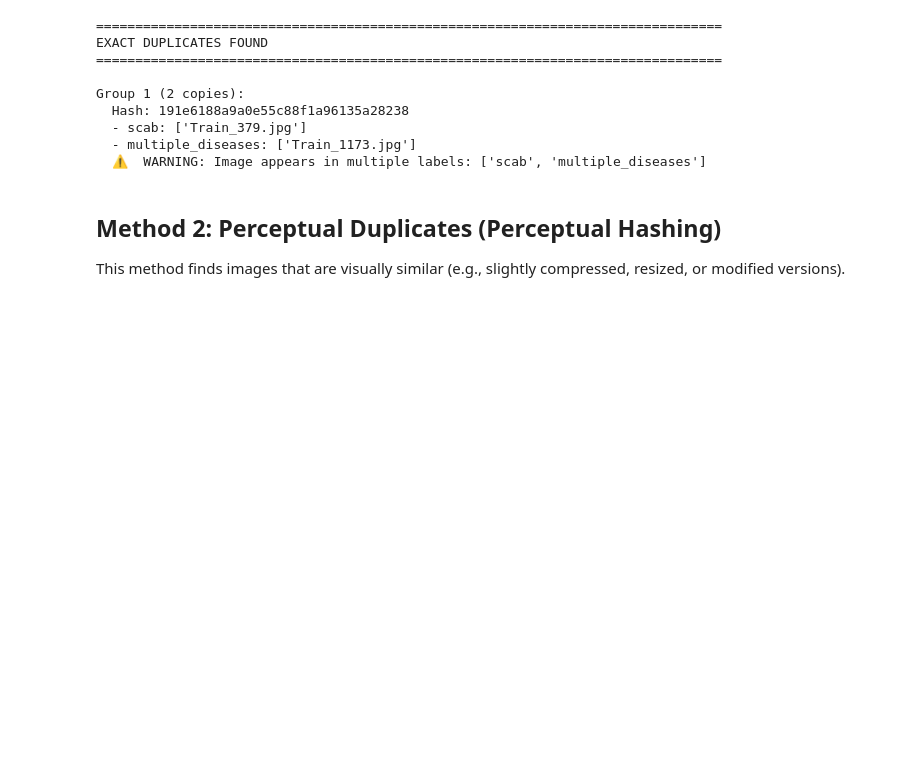
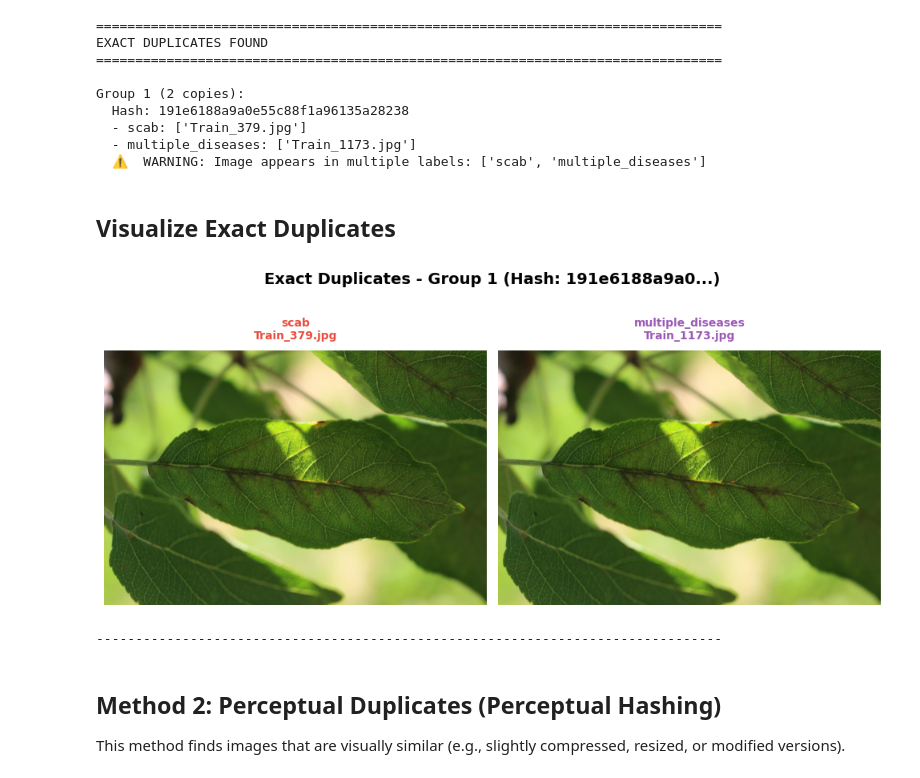
Before and after one commit to nahuel-nicolas/plant-pathology, a Jupyter notebook: data_cleaning.ipynb, the cells around one changed output. Drawn from its saved outputs; the diff is of its cells as text; code cells hidden in the pictures; blank space fills up the shorter version.

Commit message:
duplicate visualization

```diff
--- a/data_cleaning.ipynb
+++ b/data_cleaning.ipynb
@@ -96,6 +102,70 @@ Group 1 (2 copies):
   - scab: ['Train_379.jpg']
   - multiple_diseases: ['Train_1173.jpg']
   ⚠️  WARNING: Image appears in multiple labels: ['scab', 'multiple_diseases']
+# %% [markdown]
+## Visualize Exact Duplicates
+# %%
+def visualize_duplicates(duplicates, train_dir, title="Duplicate Images"):
+    """Visualize duplicate images in a grid."""
+    if not duplicates:
+        print(f"No duplicates to visualize for {title}")
+        return
+
+    # Define colors for different labels
+    label_colors = {
+        'healthy': '#2ecc71',      # green
+        'rust': '#e67e22',         # orange
+        'scab': '#e74c3c',         # red
+        'multiple_diseases': '#9b59b6'  # purple
+    }
+
+    for idx, (file_hash, files) in enumerate(duplicates.items(), 1):
+        num_images = len(files)
+
+        # Create figure with subplots
+        fig, axes = plt.subplots(1, num_images, figsize=(5 * num_images, 5))
+        if num_images == 1:
+            axes = [axes]
+
+        fig.suptitle(f'{title} - Group {idx} (Hash: {file_hash[:12]}...)',
+                     fontsize=14, fontweight='bold')
+
+        for i, (label, filename) in enumerate(files):
+            img_path = train_dir / label / filename
+
+            try:
+                img = Image.open(img_path)
+                axes[i].imshow(img)
+                axes[i].axis('off')
+
+                # Add colored border and label
+                color = label_colors.get(label, '#95a5a6')
+                axes[i].set_title(f'{label}\n{filename}',
+                                fontsize=10,
+                                color=color,
+                                fontweight='bold',
+                                pad=10)
+
+                # Add colored frame
+                for spine in axes[i].spines.values():
+                    spine.set_edgecolor(color)
+                    spine.set_linewidth(4)
+                    spine.set_visible(True)
+
+            except Exception as e:
+                axes[i].text(0.5, 0.5, f'Error loading image:\n{e}',
+                           ha='center', va='center')
+                axes[i].axis('off')
+
+        plt.tight_layout()
+        plt.show()
+        print("\n" + "-"*80 + "\n")
+
+# Visualize exact duplicates
+visualize_duplicates(exact_duplicates, train_dir, title="Exact Duplicates")
+# %% [output]
+[figure, added]
+--------------------------------------------------------------------------------
 # %% [markdown]
 ## Method 2: Perceptual Duplicates (Perceptual Hashing)
 
```
Also changed, not shown: parts of 4 cells of this notebook.
